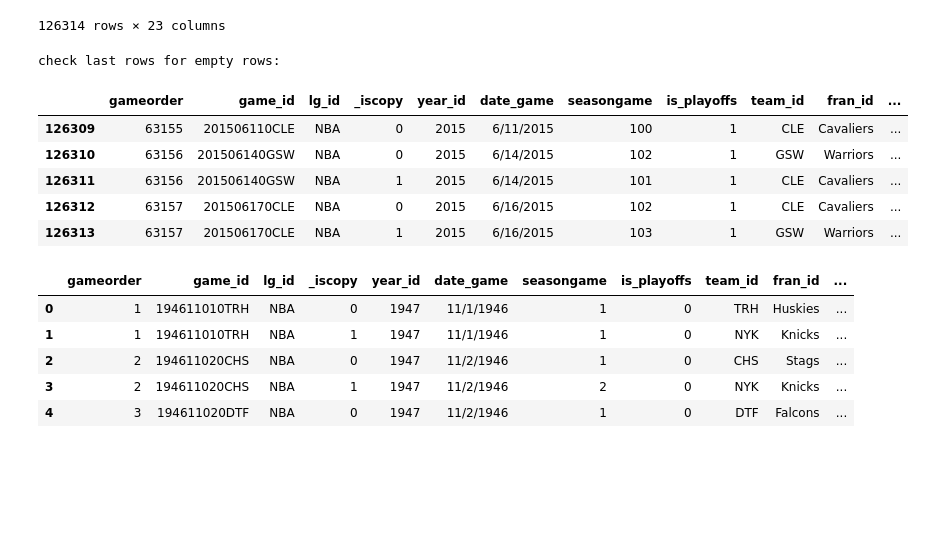
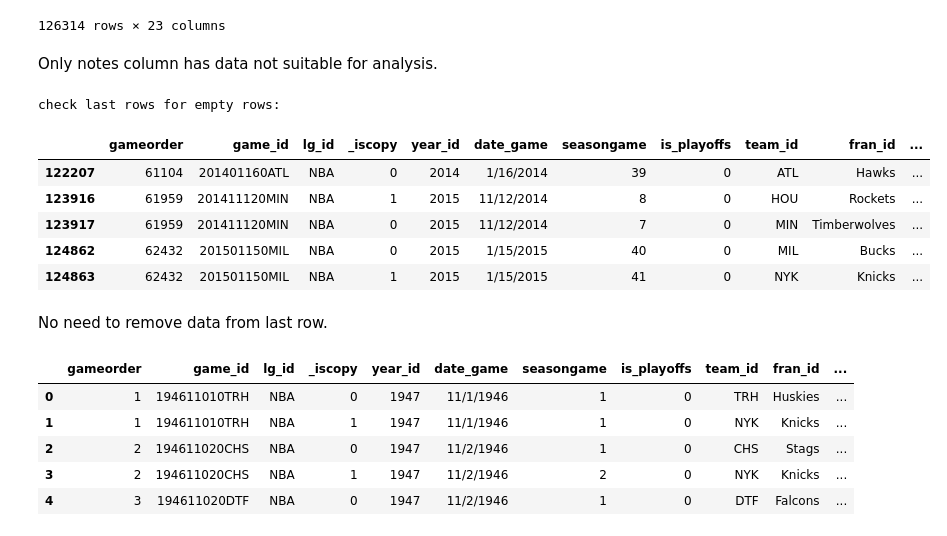
Before and after one commit to mmecius/turing_college, a Jupyter notebook: Demo_subproject.ipynb, the cells around one changed output. Cells and saved outputs as stored; diff of their text form; code cells hidden in the pictures; blank space fills up the shorter version.

```diff
--- a/Demo_subproject.ipynb
+++ b/Demo_subproject.ipynb
@@ -134,19 +115,23 @@ Not a number or junk data:
 | 126312 | False | False | False | False | False | False | False | False | False | False | ... |
 | 126313 | False | False | False | False | False | False | False | False | False | False | ... |
 126314 rows × 23 columns
+# %% [markdown]
+Only notes column has data not suitable for analysis.
 # %%
 print('check last rows for empty rows:')
 df1.tail()
-# clean_df = df1.dropna()
-# clean_df.tail()
+clean_df = df1.dropna()
+clean_df.tail()
 # %% [output]
 check last rows for empty rows:
 |  | gameorder | game_id | lg_id | _iscopy | year_id | date_game | seasongame | is_playoffs | team_id | fran_id | ... |
-| 126309 | 63155 | 201506110CLE | NBA | 0 | 2015 | 6/11/2015 | 100 | 1 | CLE | Cavaliers | ... |
-| 126310 | 63156 | 201506140GSW | NBA | 0 | 2015 | 6/14/2015 | 102 | 1 | GSW | Warriors | ... |
-| 126311 | 63156 | 201506140GSW | NBA | 1 | 2015 | 6/14/2015 | 101 | 1 | CLE | Cavaliers | ... |
-| 126312 | 63157 | 201506170CLE | NBA | 0 | 2015 | 6/16/2015 | 102 | 1 | CLE | Cavaliers | ... |
-| 126313 | 63157 | 201506170CLE | NBA | 1 | 2015 | 6/16/2015 | 103 | 1 | GSW | Warriors | ... |
+| 122207 | 61104 | 201401160ATL | NBA | 0 | 2014 | 1/16/2014 | 39 | 0 | ATL | Hawks | ... |
+| 123916 | 61959 | 201411120MIN | NBA | 1 | 2015 | 11/12/2014 | 8 | 0 | HOU | Rockets | ... |
+| 123917 | 61959 | 201411120MIN | NBA | 0 | 2015 | 11/12/2014 | 7 | 0 | MIN | Timberwolves | ... |
+| 124862 | 62432 | 201501150MIL | NBA | 0 | 2015 | 1/15/2015 | 40 | 0 | MIL | Bucks | ... |
+| 124863 | 62432 | 201501150MIL | NBA | 1 | 2015 | 1/15/2015 | 41 | 0 | NYK | Knicks | ... |
+# %% [markdown]
+No need to remove data from last row.
 # %%
 df1.head(5)
 # %% [output]
```
Also changed, not shown: parts of 35 cells of this notebook.
